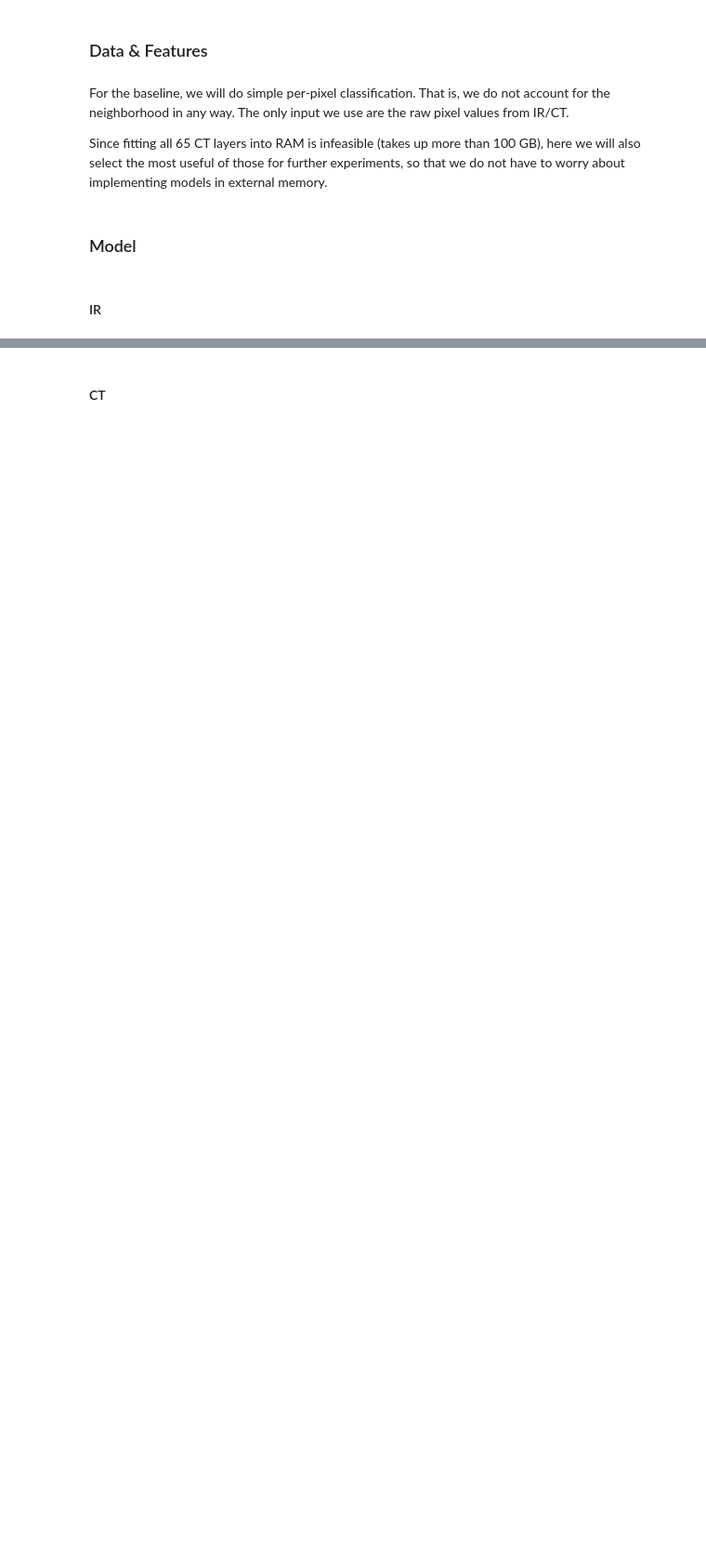
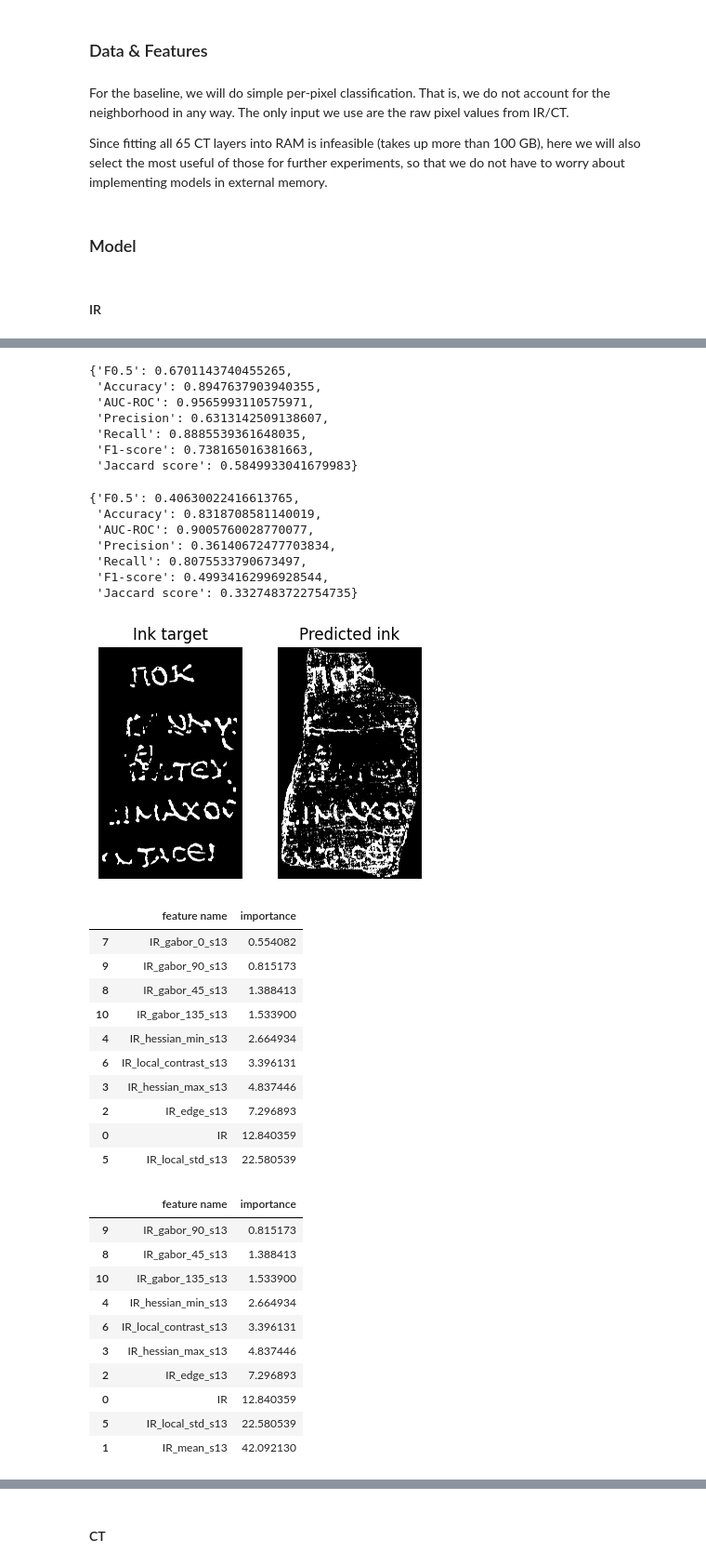
Before and after one commit to TTPO100AJIEX/MLDM-Project, a Jupyter notebook: 03_FeatureEngineering.ipynb, the cells around one changed output, grey strips where cells are left out. Shown at 93% size. Saved outputs shown, nothing was run; the diff lists cells and outputs as text; code cells hidden in the pictures; blank space fills up the shorter version.

```diff
--- a/03_FeatureEngineering.ipynb
+++ b/03_FeatureEngineering.ipynb
@@ -137,2 +376,3 @@ run_experiment(None, 7)
 # %%
-run_experiment(None, 13)
+run_experiment(None, 13, ALL_GROUPS)
+# %% [output]
@@ -139 +396,38 @@ run_experiment(None, 13)
+{'F0.5': 0.6701143740455265,
+ 'Accuracy': 0.8947637903940355,
+ 'AUC-ROC': 0.9565993110575971,
+ 'Precision': 0.6313142509138607,
+ 'Recall': 0.8885539361648035,
+ 'F1-score': 0.738165016381663,
+ 'Jaccard score': 0.5849933041679983}
+{'F0.5': 0.40630022416613765,
+ 'Accuracy': 0.8318708581140019,
+ 'AUC-ROC': 0.9005760028770077,
+ 'Precision': 0.36140672477703834,
+ 'Recall': 0.8075533790673497,
+ 'F1-score': 0.49934162996928544,
+ 'Jaccard score': 0.3327483722754735}
+[figure, added]
+|  | feature name | importance |
+| 7 | IR_gabor_0_s13 | 0.554082 |
+| 9 | IR_gabor_90_s13 | 0.815173 |
+| 8 | IR_gabor_45_s13 | 1.388413 |
+| 10 | IR_gabor_135_s13 | 1.533900 |
+| 4 | IR_hessian_min_s13 | 2.664934 |
+| 6 | IR_local_contrast_s13 | 3.396131 |
+| 3 | IR_hessian_max_s13 | 4.837446 |
+| 2 | IR_edge_s13 | 7.296893 |
+| 0 | IR | 12.840359 |
+| 5 | IR_local_std_s13 | 22.580539 |
+|  | feature name | importance |
+| 9 | IR_gabor_90_s13 | 0.815173 |
+| 8 | IR_gabor_45_s13 | 1.388413 |
+| 10 | IR_gabor_135_s13 | 1.533900 |
+| 4 | IR_hessian_min_s13 | 2.664934 |
+| 6 | IR_local_contrast_s13 | 3.396131 |
+| 3 | IR_hessian_max_s13 | 4.837446 |
+| 2 | IR_edge_s13 | 7.296893 |
+| 0 | IR | 12.840359 |
+| 5 | IR_local_std_s13 | 22.580539 |
+| 1 | IR_mean_s13 | 42.092130 |
 # %%
```
Also changed, not shown: parts of 20 cells of this notebook, 1 other file.
